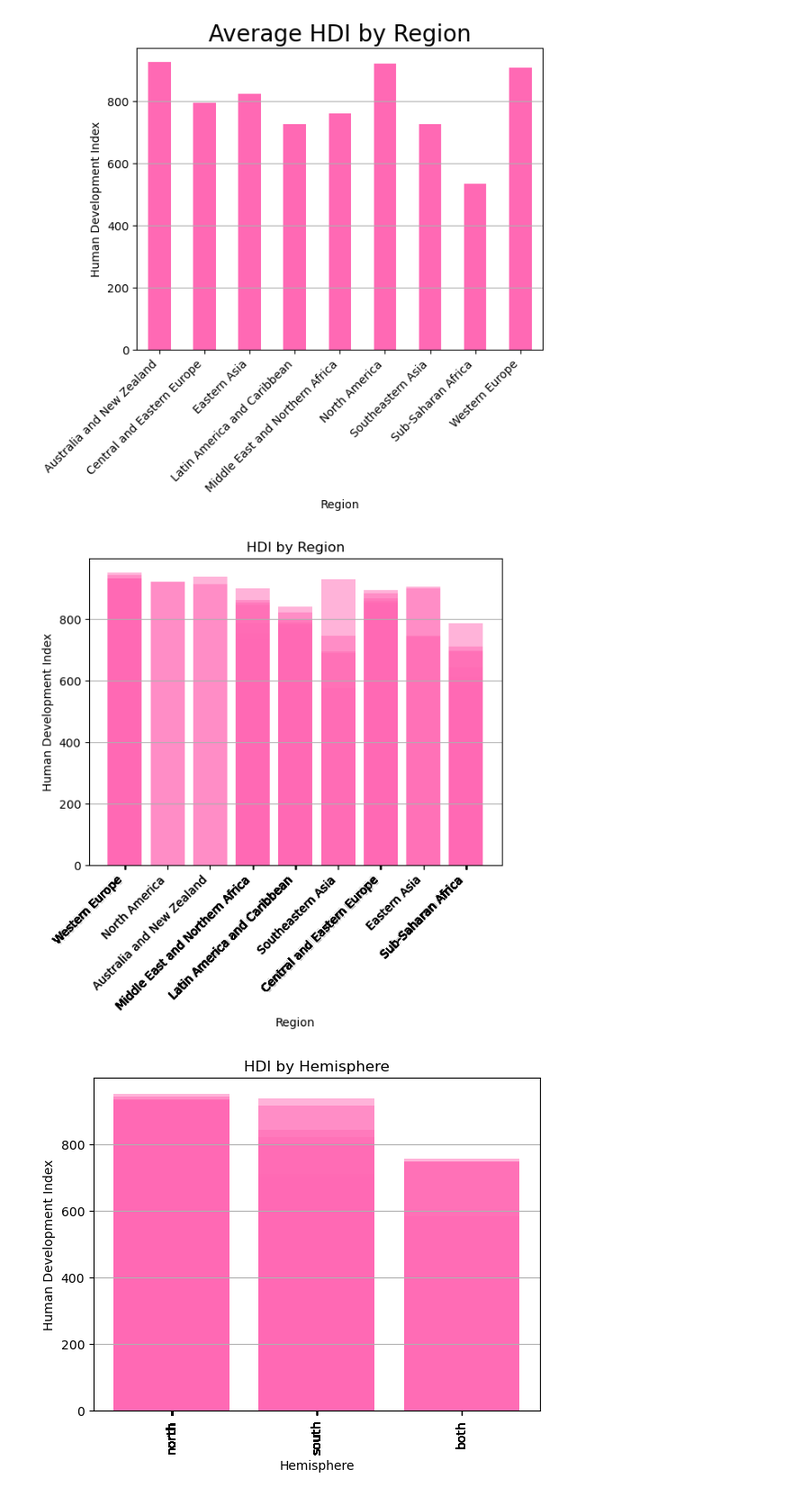
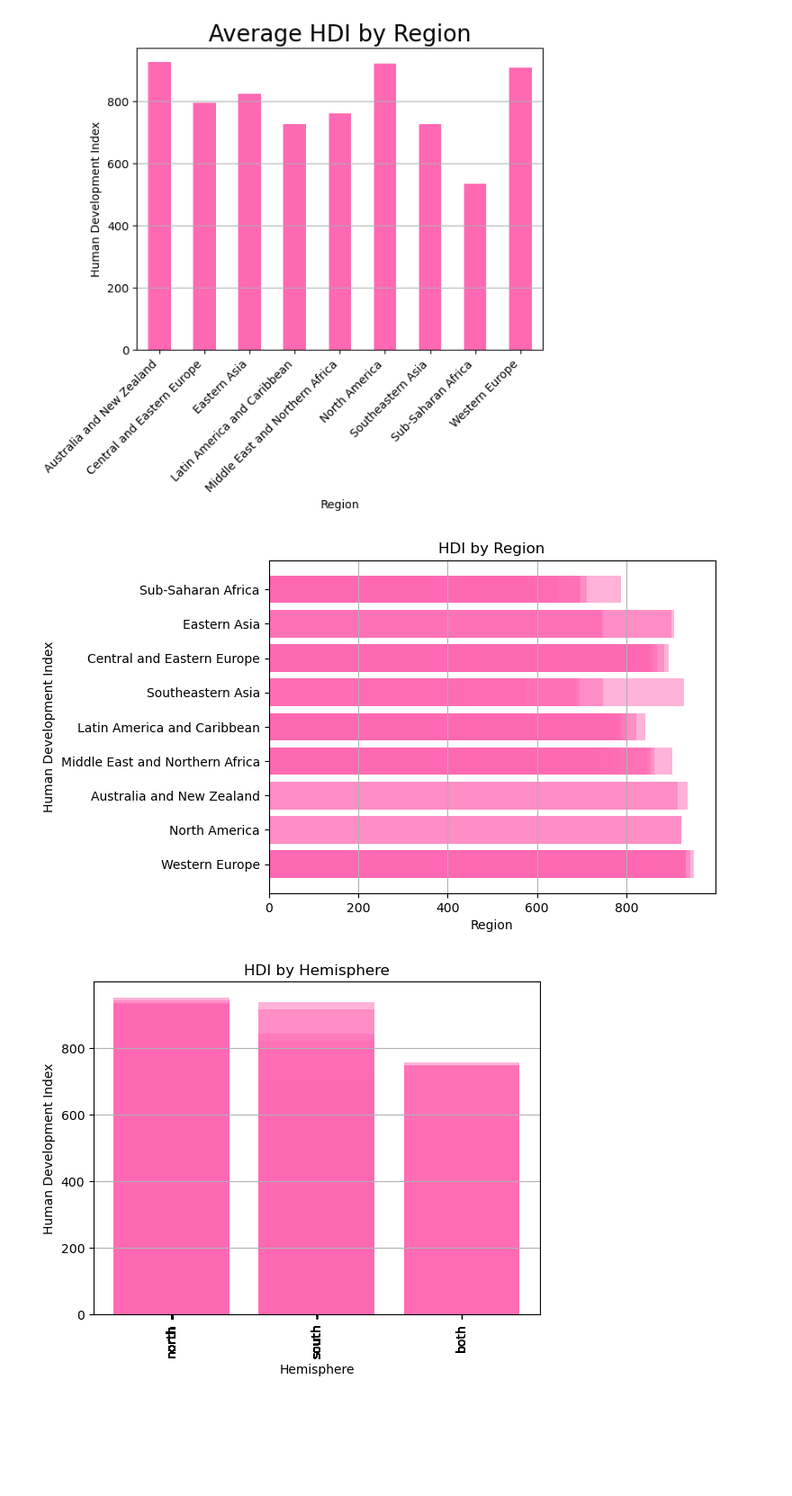
Before and after one commit to mattcaseycpa/project1, a Jupyter notebook: project.ipynb, the cells around one changed output. Shown at 90% size. Cells and saved outputs as stored; diff of their text form; code cells hidden in the pictures; blank space fills up the shorter version.

```diff
--- a/project.ipynb
+++ b/project.ipynb
@@ -684,20 +684,20 @@ plt.show()
 # %%
 #HDI per region
 hdi=hdi_df["HDI"]
 region=hdi_df["Region"]
 
-plt.bar(region,hdi,color="hotpink",alpha=0.5,align="center")
+plt.barh(region,hdi,color="hotpink",alpha=0.5,align="center")
 tick_locations=[value for value in region]
-plt.xticks(tick_locations,region,rotation=45, ha="right")
+#plt.yticks(tick_locations,region,rotation=45, ha="right")
 
 plt.title("HDI by Region")
 plt.xlabel("Region")
 plt.ylabel("Human Development Index")
-plt.grid(axis = "y", zorder=0)
+plt.grid(axis = "x", zorder=0)
 plt.savefig("output_data/GDP_HDI/HDI_by_Region.png", bbox_inches='tight')
 plt.show()
 # %% [output]
-[figure, old version]
+[figure, new version]
 # %%
 #chart for HDI by Hemisphere
 hdi=hdi_df["HDI"]
```
Also changed, not shown: parts of 8 cells of this notebook, 15 other files.
